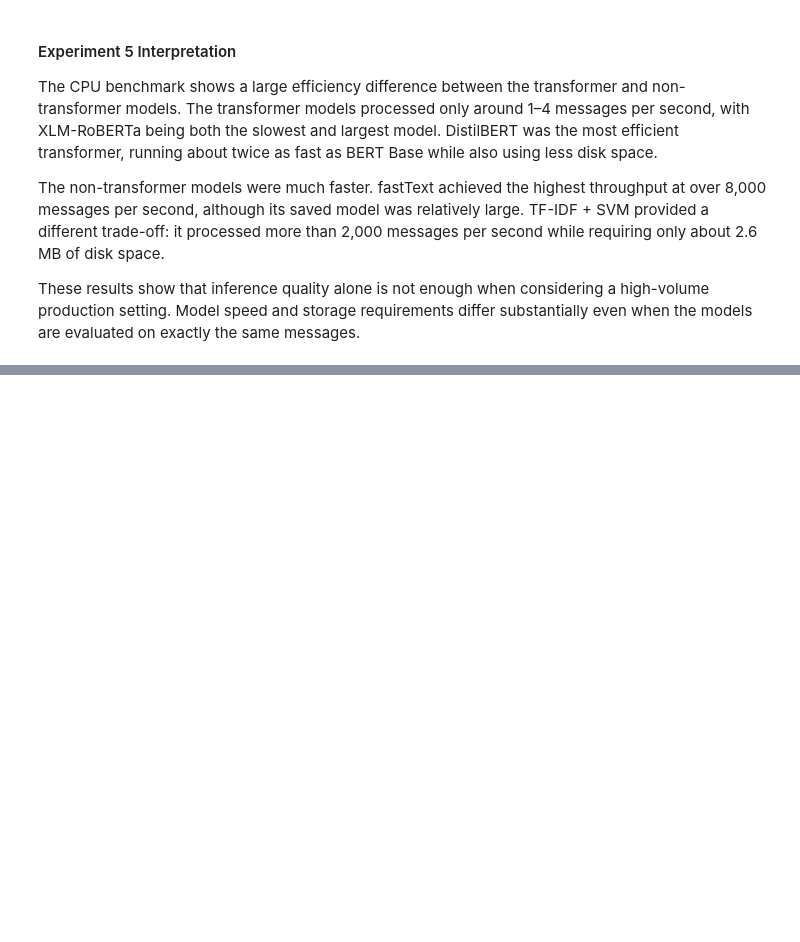
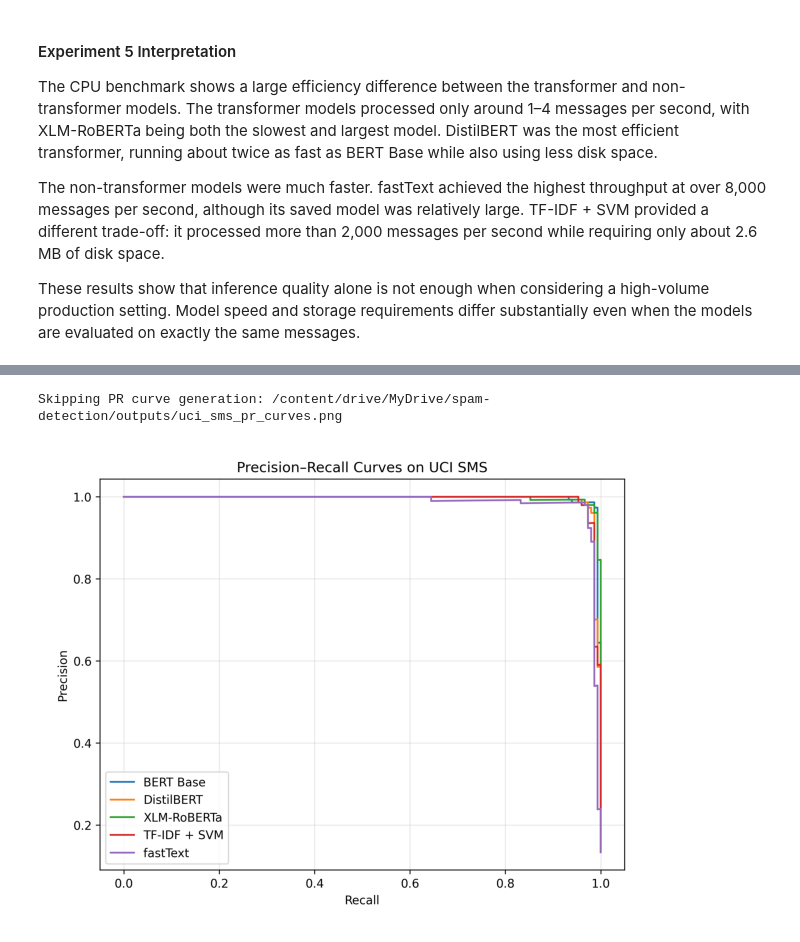
Before and after one commit to ddolapcioglu24/spam-detection, a Jupyter notebook: notebooks/spam_detection.ipynb, the cells around one changed output, grey strips where cells are left out. Cells and saved outputs as stored; diff of their text form; code cells hidden in the pictures; blank space fills up the shorter version.

```diff
--- a/notebooks/spam_detection.ipynb
+++ b/notebooks/spam_detection.ipynb
@@ -1842,0 +1931,58 @@ These results show that inference quality alone is not enough when considering a
+# %%
+PR_CURVE_PATH = (
+    "/content/drive/MyDrive/spam-detection/outputs/"
+    "uci_sms_pr_curves.png"
+)
+
+# Reuse the saved plot if it already exists.
+if os.path.exists(PR_CURVE_PATH):
+    print(f"Skipping PR curve generation: {PR_CURVE_PATH}")
+
+    saved_plot = plt.imread(PR_CURVE_PATH)
+
+    plt.figure(figsize=(8, 6))
+    plt.imshow(saved_plot)
+    plt.axis("off")
+    plt.show()
+
+else:
+    # Use the fixed UCI SMS test split.
+    _, pr_test_df = dataset_splits["UCI SMS"]
+
+    # Generate precision-recall curve data from the trained models.
+    pr_curve_data = get_pr_curves_for_dataset(
+        test_df=pr_test_df,
+        model_classes=model_classes,
+        model_dir=EXPERIMENT_1_MODEL_DIR,
+        dataset_name="UCI SMS",
+    )
+
+    # Plot one precision-recall curve for each model.
+    plt.figure(figsize=(8, 6))
+
+    for model_name, curve in pr_curve_data.items():
+        plt.plot(
+            curve["recall"],
+            curve["precision"],
+            label=model_name,
+        )
+
+    plt.xlabel("Recall")
+    plt.ylabel("Precision")
+    plt.title("Precision–Recall Curves on UCI SMS")
+    plt.legend()
+    plt.grid(alpha=0.3)
+
+    # Save the final plot to Google Drive.
+    plt.savefig(
+        PR_CURVE_PATH,
+        dpi=300,
+        bbox_inches="tight",
+    )
+
+    plt.show()
+
+    print(f"Saved plot to: {PR_CURVE_PATH}")
+# %% [output]
+Skipping PR curve generation: /content/drive/MyDrive/spam-detection/outputs/uci_sms_pr_curves.png
+[figure, added]
```
Also changed, not shown: parts of 33 cells of this notebook.
